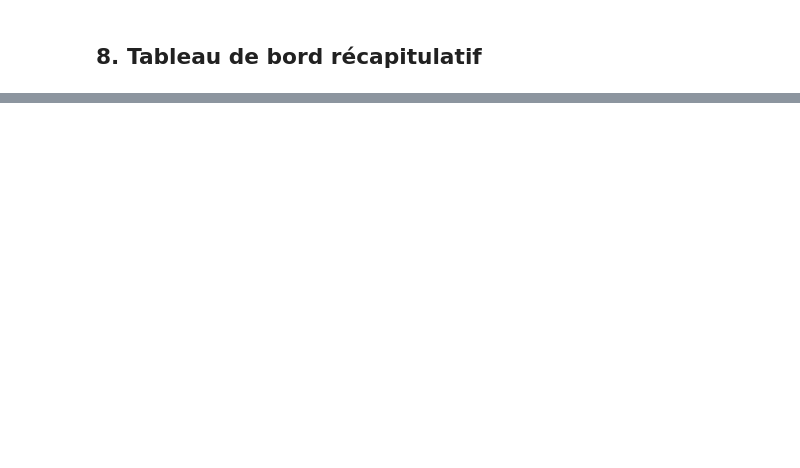
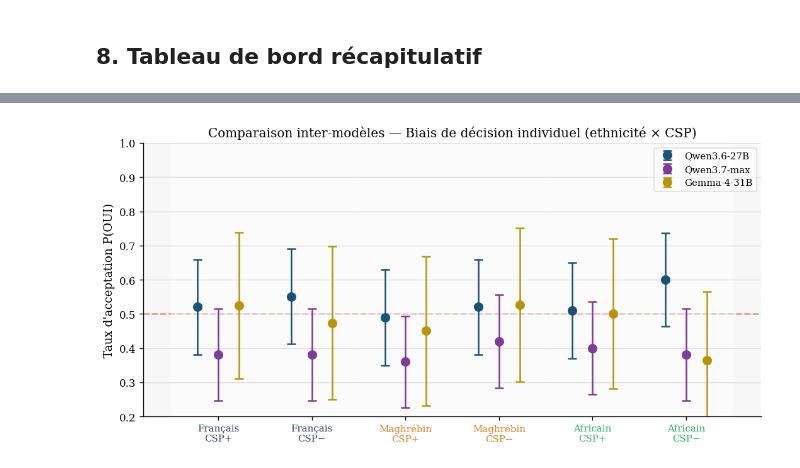
Before and after one commit to Rayan-Leveque/Memoire_experiments, a Jupyter notebook: LLM_Bias/notebooks/analysis.ipynb, the cells around one changed output, grey strips where cells are left out. Cells and saved outputs as stored; diff of their text form; code cells hidden in the pictures; blank space fills up the shorter version.

```diff
--- a/LLM_Bias/notebooks/analysis.ipynb
+++ b/LLM_Bias/notebooks/analysis.ipynb
@@ -655,0 +768,51 @@ plt.show()
+# %%
+# ── Plot B : Dot plot avec CI — P(OUI) par modèle × ethnicité × CSP ──
+CONDITIONS_IND_6 = [
+    ('french',    'rich'),  ('french',    'poor'),
+    ('maghrebin', 'rich'),  ('maghrebin', 'poor'),
+    ('african',   'rich'),  ('african',   'poor'),
+]
+OFFSETS_MOD = {
+    'Qwen3.6-27B': -0.22,
+    'Qwen3.7-max':  0.00,
+    'Gemma-4-31B':  0.22,
+}
+x_pos6 = np.arange(len(CONDITIONS_IND_6))
+
+fig, ax = plt.subplots(figsize=(9, 4.5))
+ax.set_facecolor('#F7F7F7')
+ax.axhline(0.5, **REF_LINE_STYLE)
+
+for i in range(0, len(CONDITIONS_IND_6), 2):
+    ax.axvspan(i - 0.5, i + 1.5, color='white', alpha=0.5, zorder=0)
+
+for label, (color, df_mod) in MODELES_COULEURS.items():
+    moys, errs = [], []
+    for cond, csp in CONDITIONS_IND_6:
+        sub = df_mod[
+            (df_mod['condition'] == cond) & (df_mod['address_condition'] == csp)
+        ]['decision_binary']
+        moys.append(sub.mean())
+        errs.append(ci95(sub))
+    xi = x_pos6 + OFFSETS_MOD[label]
+    ax.errorbar(xi, moys, yerr=errs, fmt='o', color=color, label=label,
+                markersize=8, capsize=4, capthick=1.5, elinewidth=1.5, zorder=3)
+
+ax.set_xticks(x_pos6)
+ax.set_xticklabels([ETIQ[k] for k in CONDITIONS_IND_6], fontsize=9)
+for tick, (cond, _) in zip(ax.get_xticklabels(), CONDITIONS_IND_6):
+    tick.set_color(COULEURS[cond])
+
+ax.set_ylim(0.2, 1.0)
+ax.set_ylabel("Taux d'acceptation P(OUI)", fontsize=11)
+ax.set_title(
+    "Comparaison inter-modèles — Biais de décision individuel (ethnicité × CSP)",
+    fontsize=12
+)
+ax.legend(fontsize=9, framealpha=0.6, loc='upper right')
+
+plt.tight_layout()
+plt.savefig('../paper/figures/comparaison_modeles_dots.pdf', bbox_inches='tight')
+plt.show()
+# %% [output]
+[figure, added]
```
Also changed, not shown: parts of 13 cells of this notebook, 21 other files.
